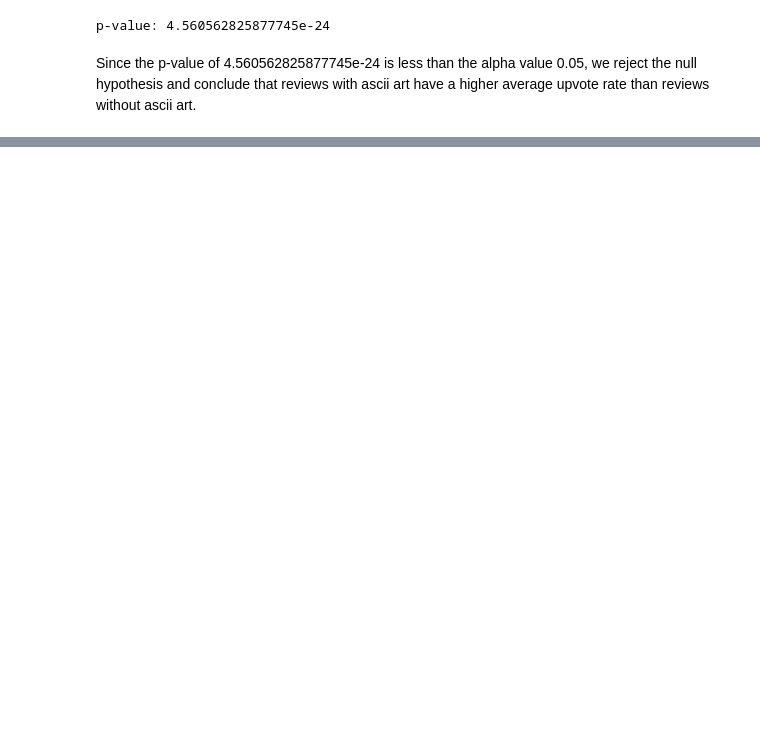
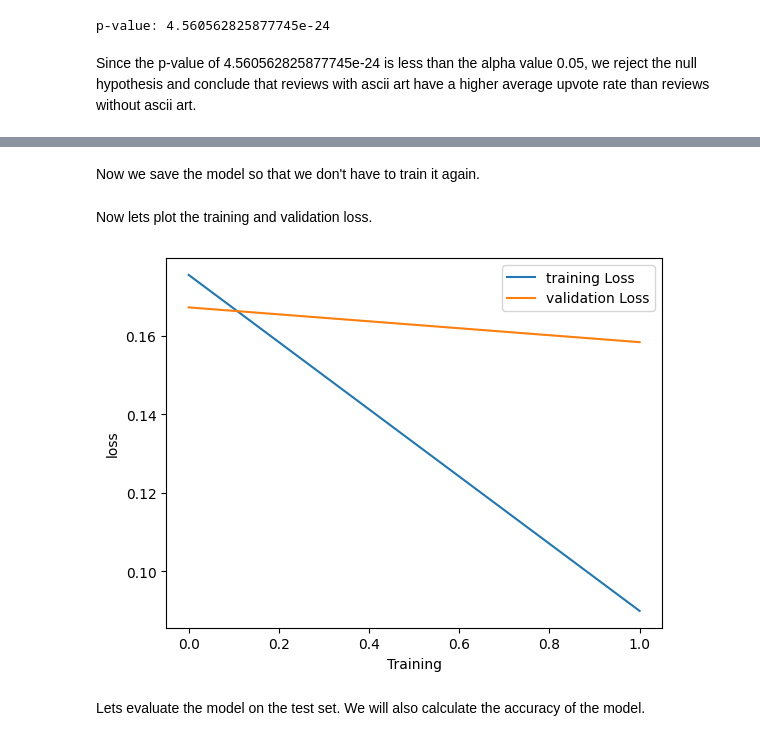
Before and after one commit to Loldude0/CMSC320-cyberpunk, a Jupyter notebook: exploration.ipynb, the cells around one changed output, grey strips where cells are left out. Saved outputs shown, nothing was run; the diff lists cells and outputs as text; code cells hidden in the pictures; blank space fills up the shorter version.

```diff
--- a/exploration.ipynb
+++ b/exploration.ipynb
@@ -262,0 +400,2 @@ plt.show()
+# %%
+device = torch.device("cuda" if torch.cuda.is_available() else "cpu") #while I will be using cuda, others may not have it so I have added this line
@@ -262,0 +434,13 @@ plt.show()
+# %%
+def tokenize(review):
+    tokens = tokenizer.encode_plus(
+        review,
+        truncation=True, #truncating the tokens to the max length which is 512
+        padding="max_length", #padding the tokens to the max length which is 512
+        return_attention_mask=True, #attention mask is used to tell the model which tokens to pay attention to and which to ignore
+        add_special_tokens=True, #this is for the special tokens that DistilBert uses
+        max_length=max_length, #max length is 512
+    )
+    inputs = torch.tensor(tokens["input_ids"]).to(device) #converting the input ids to a tensor and moving it to GPU
+    attmsk = torch.tensor(tokens["attention_mask"]).to(device) #converting the attention mask to a tensor and moving it to GPU
+    return inputs, attmsk
@@ -262,0 +449,22 @@ plt.show()
+# %%
+X_train, X_test, y_train, y_test = train_test_split(df2['review'].values, df2['voted_up_for_game'].values, test_size=0.2, random_state=42) #splitting the data into training and testing data
+
+inputs_X_train = [tokenize(review) for review in X_train] #tokeniizing the training data
+inputs_X_test = [tokenize(review) for review in X_test] #tokenizing the testing data
+X_train2 = torch.stack([inputs[0] for inputs in inputs_X_train]) #stacking the training data
+X_test2 = torch.stack([inputs[0] for inputs in inputs_X_test]) #stacking the testing data
+train_mask = torch.stack([inputs[1] for inputs in inputs_X_train]) #stacking the atention mask for the training data
+test_mask = torch.stack([inputs[1] for inputs in inputs_X_test]) #stacking the attention mask for the testing data
+
+y_train2 = torch.tensor(y_train, dtype=torch.long).to(device) #converting the training data to a tensor and moving it to GPU
+y_test2 = torch.tensor(y_test, dtype=torch.long).to(device) #converting the testing data to a tensor and moving it to GPUq
+
+train_data = TensorDataset(X_train2, train_mask, y_train2) #creating a tensor dataset for the training data, this is used to create a data loader
+train_sampler = RandomSampler(train_data) #creating a random sampler for the training data, a random sampler is used to shuffle the data
+train_dataloader = DataLoader(train_data, sampler=train_sampler, batch_size=batch_size) #creating a data loader for the training data, a data loader is used to load the data in batches
+
+#now we do the same for test
+
+test_data = TensorDataset(X_test2, test_mask, y_test2)
+test_sampler = SequentialSampler(test_data) #we use a sequential sampler instead of random sampler for the test data because we don't want to shuffle the test data
+test_dataloader = DataLoader(test_data, sampler=test_sampler, batch_size=batch_size)
@@ -262,0 +526,2 @@ plt.show()
+# %% [markdown]
+Now we save the model so that we don't have to train it again.
@@ -262,0 +530,13 @@ plt.show()
+# %% [markdown]
+Now lets plot the training and validation loss.
+# %%
+plt.plot(training_loss, label='training Loss')
+plt.plot(validation_loss, label='validation Loss')
+plt.xlabel('Training')
+plt.ylabel('loss')
+plt.legend()
+plt.show()
+# %% [output]
+[figure, added]
+# %% [markdown]
+Lets evaluate the model on the test set. We will also calculate the accuracy of the model.
```
Also changed, not shown: parts of 83 cells of this notebook, 1 other file.
